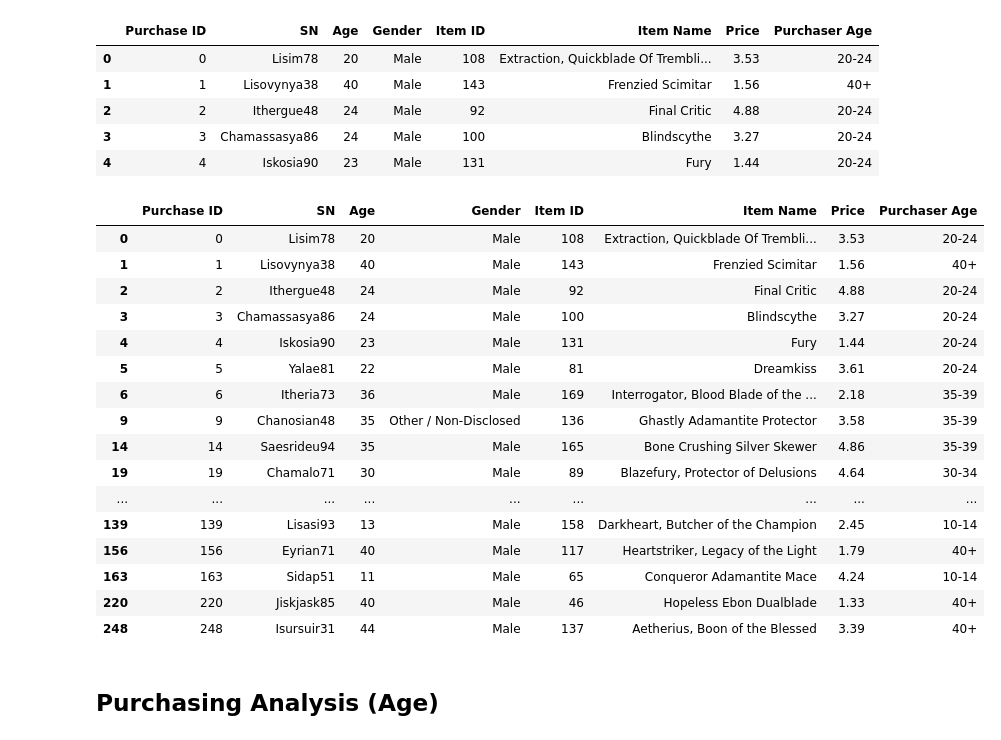
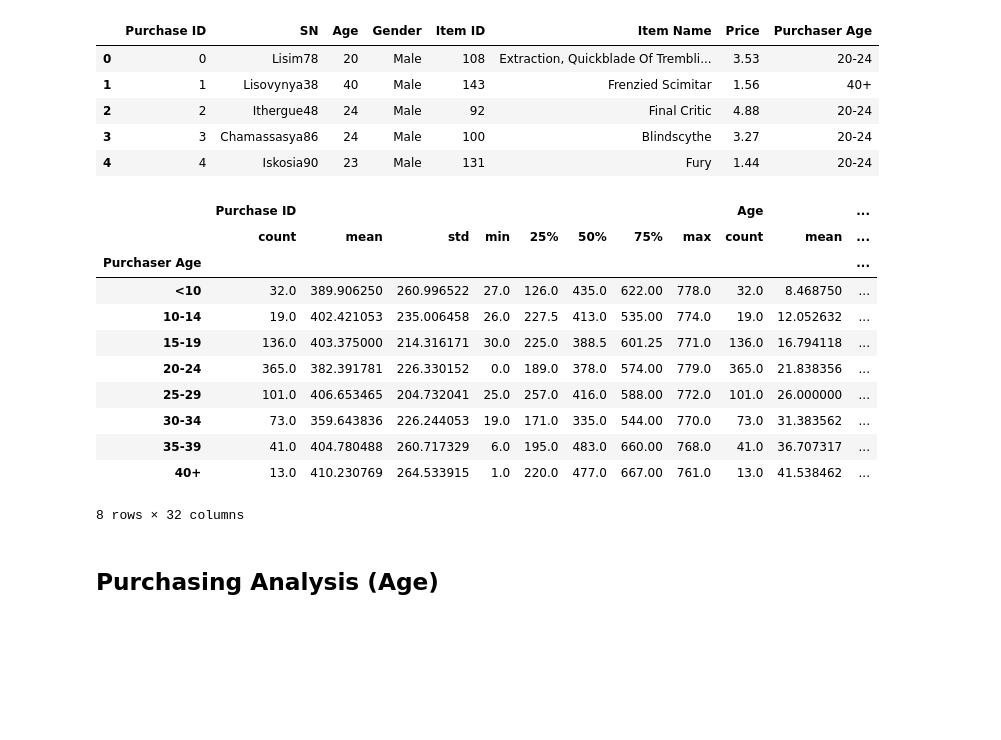
Before and after one commit to pasco27/pandas_homework, a Jupyter notebook: HerosOfPymoli/HeroesOfPymoli_starter.ipynb, the cells around one changed output. Cells and saved outputs as stored; diff of their text form; code cells hidden in the pictures; blank space fills up the shorter version.

```diff
--- a/HerosOfPymoli/HeroesOfPymoli_starter.ipynb
+++ b/HerosOfPymoli/HeroesOfPymoli_starter.ipynb
@@ -397,25 +404,20 @@ purchase_data.head()
 | 4 | 4 | Iskosia90 | 23 | Male | 131 | Fury | 1.44 | 20-24 |
 # %%
 age_groups = purchase_data.groupby("Purchaser Age")
-age_groups.head()
+age_groups.describe()
 # %% [output]
-|  | Purchase ID | SN | Age | Gender | Item ID | Item Name | Price | Purchaser Age |
-| 0 | 0 | Lisim78 | 20 | Male | 108 | Extraction, Quickblade Of Trembli... | 3.53 | 20-24 |
-| 1 | 1 | Lisovynya38 | 40 | Male | 143 | Frenzied Scimitar | 1.56 | 40+ |
-| 2 | 2 | Ithergue48 | 24 | Male | 92 | Final Critic | 4.88 | 20-24 |
-| 3 | 3 | Chamassasya86 | 24 | Male | 100 | Blindscythe | 3.27 | 20-24 |
-| 4 | 4 | Iskosia90 | 23 | Male | 131 | Fury | 1.44 | 20-24 |
-| 5 | 5 | Yalae81 | 22 | Male | 81 | Dreamkiss | 3.61 | 20-24 |
-| 6 | 6 | Itheria73 | 36 | Male | 169 | Interrogator, Blood Blade of the ... | 2.18 | 35-39 |
-| 9 | 9 | Chanosian48 | 35 | Other / Non-Disclosed | 136 | Ghastly Adamantite Protector | 3.58 | 35-39 |
-| 14 | 14 | Saesrideu94 | 35 | Male | 165 | Bone Crushing Silver Skewer | 4.86 | 35-39 |
-| 19 | 19 | Chamalo71 | 30 | Male | 89 | Blazefury, Protector of Delusions | 4.64 | 30-34 |
-| ... | ... | ... | ... | ... | ... | ... | ... | ... |
-| 139 | 139 | Lisasi93 | 13 | Male | 158 | Darkheart, Butcher of the Champion | 2.45 | 10-14 |
-| 156 | 156 | Eyrian71 | 40 | Male | 117 | Heartstriker, Legacy of the Light | 1.79 | 40+ |
-| 163 | 163 | Sidap51 | 11 | Male | 65 | Conqueror Adamantite Mace | 4.24 | 10-14 |
-| 220 | 220 | Jiskjask85 | 40 | Male | 46 | Hopeless Ebon Dualblade | 1.33 | 40+ |
-| 248 | 248 | Isursuir31 | 44 | Male | 137 | Aetherius, Boon of the Blessed | 3.39 | 40+ |
+|  | Purchase ID |  |  |  |  |  |  |  | Age |  | ... |
+|  | count | mean | std | min | 25% | 50% | 75% | max | count | mean | ... |
+| Purchaser Age |  |  |  |  |  |  |  |  |  |  | ... |
+| <10 | 32.0 | 389.906250 | 260.996522 | 27.0 | 126.0 | 435.0 | 622.00 | 778.0 | 32.0 | 8.468750 | ... |
+| 10-14 | 19.0 | 402.421053 | 235.006458 | 26.0 | 227.5 | 413.0 | 535.00 | 774.0 | 19.0 | 12.052632 | ... |
+| 15-19 | 136.0 | 403.375000 | 214.316171 | 30.0 | 225.0 | 388.5 | 601.25 | 771.0 | 136.0 | 16.794118 | ... |
+| 20-24 | 365.0 | 382.391781 | 226.330152 | 0.0 | 189.0 | 378.0 | 574.00 | 779.0 | 365.0 | 21.838356 | ... |
+| 25-29 | 101.0 | 406.653465 | 204.732041 | 25.0 | 257.0 | 416.0 | 588.00 | 772.0 | 101.0 | 26.000000 | ... |
+| 30-34 | 73.0 | 359.643836 | 226.244053 | 19.0 | 171.0 | 335.0 | 544.00 | 770.0 | 73.0 | 31.383562 | ... |
+| 35-39 | 41.0 | 404.780488 | 260.717329 | 6.0 | 195.0 | 483.0 | 660.00 | 768.0 | 41.0 | 36.707317 | ... |
+| 40+ | 13.0 | 410.230769 | 264.533915 | 1.0 | 220.0 | 477.0 | 667.00 | 761.0 | 13.0 | 41.538462 | ... |
+8 rows × 32 columns
 # %% [markdown]
 ## Purchasing Analysis (Age)
 # %% [markdown]
```
Also changed, not shown: parts of 4 cells of this notebook.
